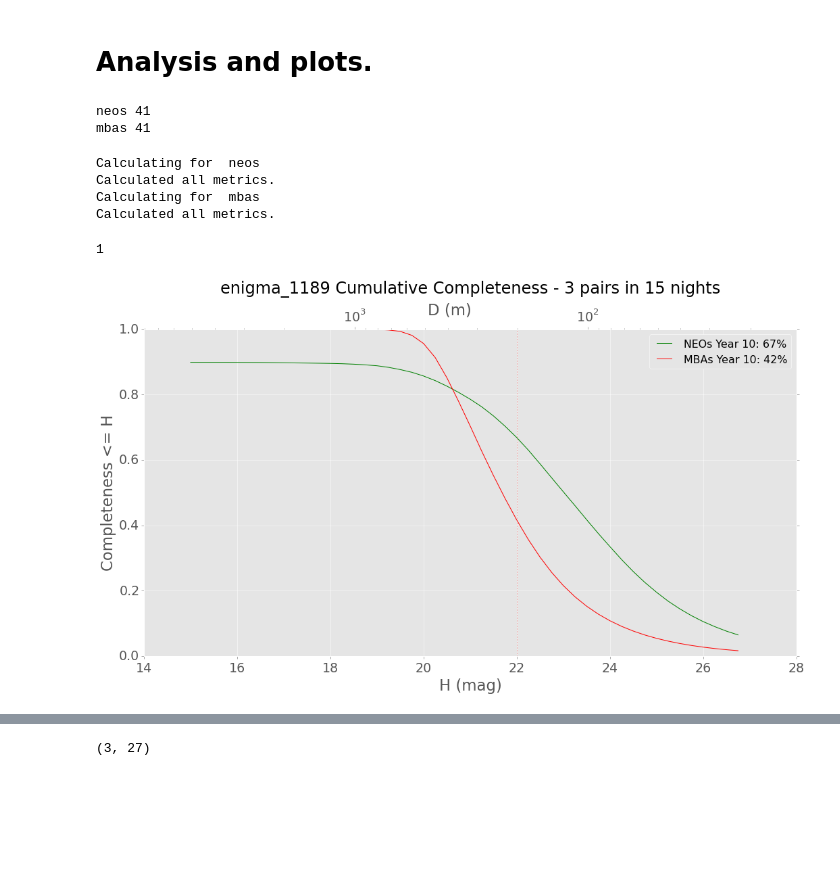
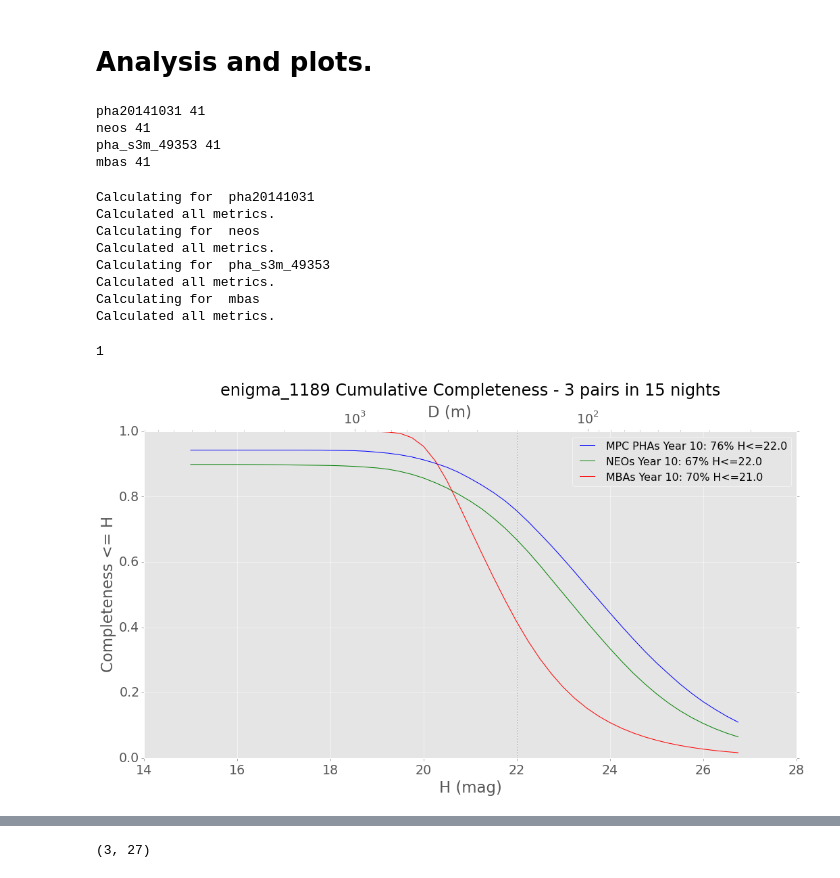
Before and after one commit to rhiannonlynne/318-proceedings, a Jupyter notebook: PHA, NEOs and MBAs.ipynb, the cells around one changed output, grey strips where cells are left out. Saved outputs shown, nothing was run; the diff lists cells and outputs as text; code cells hidden in the pictures; blank space fills up the shorter version.

```diff
--- a/PHA, NEOs and MBAs.ipynb
+++ b/PHA, NEOs and MBAs.ipynb
@@ -22,12 +22,16 @@ import lsst.sims.maf.metricBundles as mmb
 runName = 'enigma_1189'
 # Go through all types of objects, with 2k results.
 moslicers = {}
-objtypes = ['neos', 'mbas']
+objtypes = ['neos', 'mbas', 'pha20141031', 'pha_s3m_49353']
 Hrange = np.arange(15, 27, 0.25)
 for obj in objtypes:
-    orbitfile = os.path.join('test_2k', obj+'_2k.des')
+    if not obj.startswith('pha'):
+        obj_file = obj + '_2k'
+    else:
+        obj_file = obj
+    orbitfile = os.path.join('test_2k', obj_file+'.des')
     moslicers[obj] = slicers.MoSlicer(orbitfile, Hrange=Hrange)
-    obsfile = os.path.join('test_2k', runName + '_' + obj + '_2k', obj+'_2k_allObs.txt' )
+    obsfile = os.path.join('test_2k', runName + '_' + obj_file, obj_file+'_allObs.txt' )
     moslicers[obj].readObs(obsfile)
 # %%
 # Set up metrics and metric bundles.
@@ -61,7 +65,7 @@ for obj in objtypes:
     bundles['ActivityPeriod'] = {}
     for b in bins:
         metric = metrics.ActivityOverPeriodMetric(b, metricName=
-                                                'Chances of Detecting Activity lasting %.0f of the period' %(b/360.0))
+                                                'Chances of Detecting Activity lasting %.2f of the period' %(b/360.0))
         bundles['ActivityPeriod'][b] = mmb.MoMetricBundle(metric, slicer, constraint,
                                                         runName=runName, metadata=metadata, plotDict=plotDict)
 
@@ -117,7 +121,9 @@ for obj in allBundles:
             count += 1
     print obj, count
 # %% [output]
+pha20141031 41
 neos 41
+pha_s3m_49353 41
 mbas 41
 # %%
 # Run all the metricbundles. This will take a while - we're computing lots of things.
@@ -128,17 +134,21 @@ for obj in bdict:
     bg.runAll()
     bg.summaryAll()
 # %% [output]
+Calculating for  pha20141031
+Calculated all metrics.
 Calculating for  neos
+Calculated all metrics.
+Calculating for  pha_s3m_49353
 Calculated all metrics.
 Calculating for  mbas
 Calculated all metrics.
 # %%
 plotdicts = {}
-plotdicts['mbas'] = {'color':'r', 'label':'MBAs'}
-plotdicts['neos'] = {'color':'g', 'label':'NEOs'}
-plotdicts['phas'] = {'color':'b', 'label':'PHAs'}
-plotdicts['mpcphas'] = {'color':'m', 'label':'MPC PHAs'}
 albedo = 0.07
+plotdicts['mbas'] = {'color':'r', 'label':'MBAs', 'albedo':albedo}
+plotdicts['neos'] = {'color':'g', 'label':'NEOs', 'albedo':albedo}
+plotdicts['pha20141031'] = {'color':'b', 'label':'MPC PHAs', 'albedo':albedo}
+plotdicts['pha_s3m_49353'] = {'color':'m', 'label':'S3M PHAs', 'albedo':albedo}
 yearColors = {2:'k', 4:'b', 6:'g', 8:'y', 10:'r', 12:'m', 15:'k'}
 # %%
 ph = plots.PlotHandler(outDir=outDir, savefig=True)
@@ -156,29 +166,33 @@ def makeCompletenessBundle(slicer, completenessValues, plotDict):
 # %%
 # Will use a mock metricBundle to generate plots.
 # The completeness values (what we typically want to plot here) are a summary value, not an actual metric value.
 # So this little bit of fiddling lets us use the plotHandler as we would normally (with a metricBundle), but with
 # the actual values we want to plot.
 
 # Cumulative completeness, as function of H (for each of nyear above)
 compbundles = []
 yr = max(nyears)
-Hmark = 22
 
-for obj in objtypes:
+for obj in ['pha20141031', 'neos', 'mbas']:
+    if obj == 'mbas':
+        Hmark = 21
+    else:
+        Hmark = 22
     mos = moslicers[obj]
     Hidx = np.where(mos.Hrange == Hmark)[0]
 
     completeness = allBundles[obj]['discovery'][yr].summaryValues['CumulativeCompleteness'][0]
     cval = completeness[Hidx]
     #print obj, Hidx, cval, completeness, mos.Hrange
-    plotDict = {'albedo':albedo, 'label':'%s Year %d: %.0f%s' %(plotdicts[obj]['label'], yr, cval*100, '%'),
+    plotDict = {'albedo':albedo, 'label':'%s Year %d: %.0f%s H<=%.1f'
+                %(plotdicts[obj]['label'], yr, cval*100, '%', Hmark),
                 'color':plotdicts[obj]['color'],
                 'title':'%s Cumulative Completeness - 3 pairs in 15 nights' %(runName),
                 'ylabel':'Completeness <= H', 'yMin':0, 'yMax':1, 'Hmark':22}
     mb = makeCompletenessBundle(mos, completeness, plotDict)
     compbundles.append(mb)
 ph.setMetricBundles(compbundles)
 ph.plot(plotFunc=plots.MetricVsH())
 # %% [output]
 1
-[figure, old version]
+[figure, new version]
```
Also changed, not shown: parts of 4 cells of this notebook.
